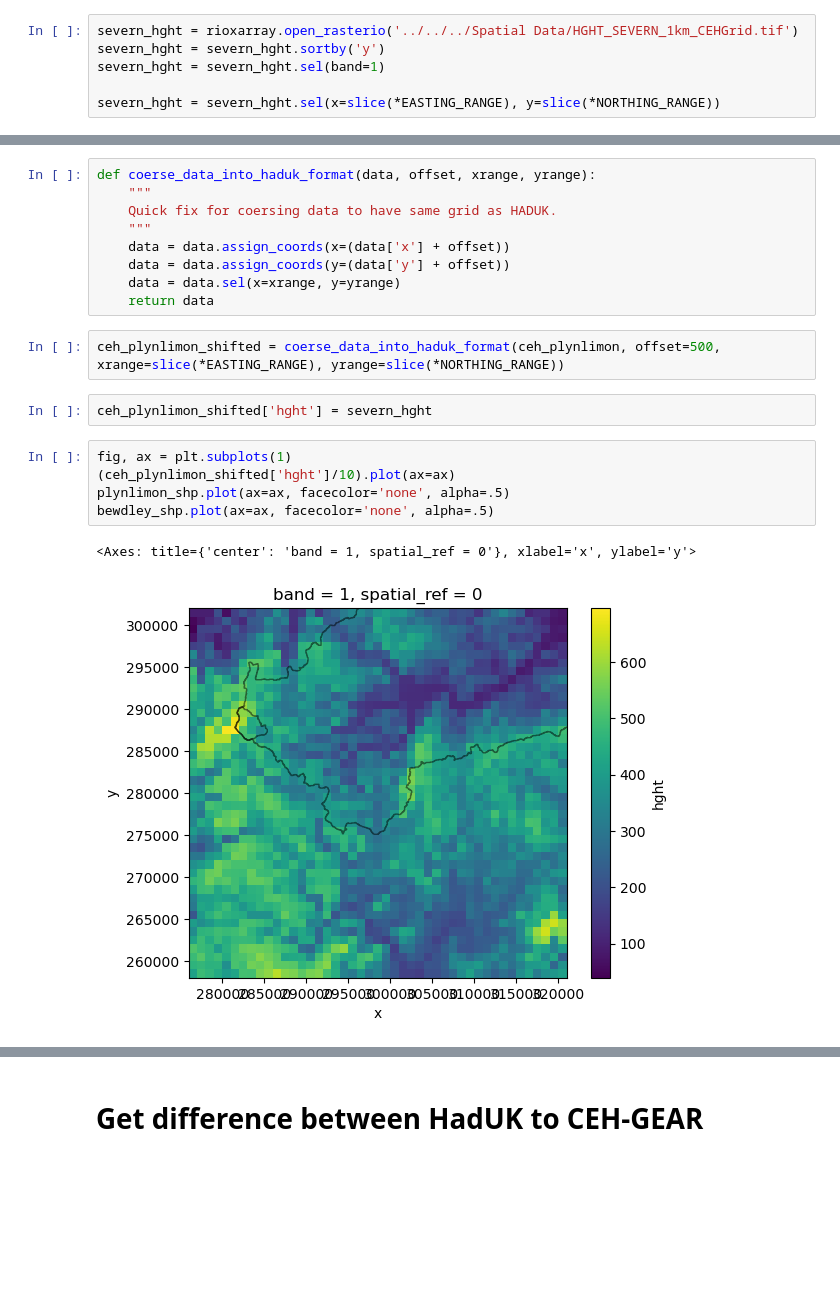
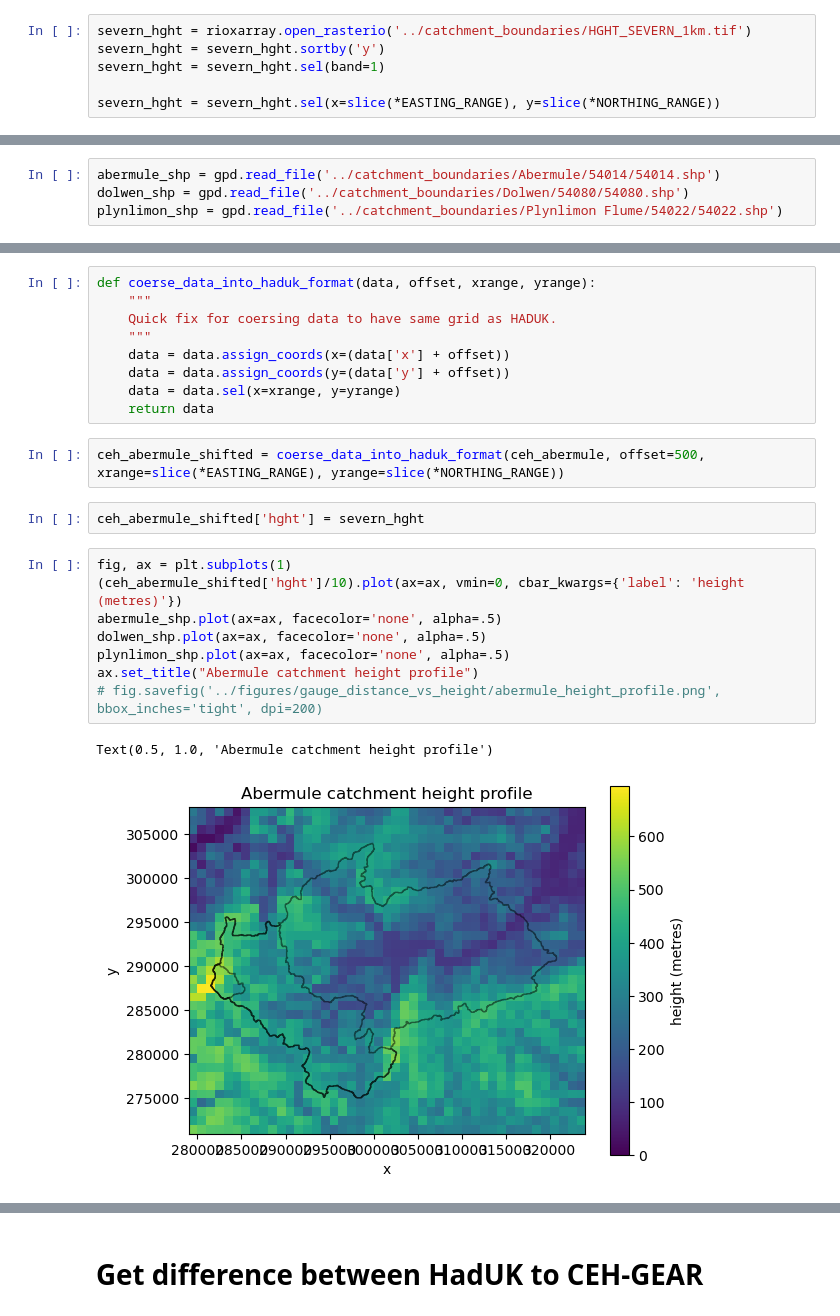
Before and after one commit to Thomasjkeel/FDRI-comparing-rainfall-data-in-upper-severn, a Jupyter notebook: notebooks/compare_gauge_dist_and_height.ipynb, the cells around one changed output, grey strips where cells are left out. Drawn from its saved outputs; the diff is of its cells as text; blank space fills up the shorter version.

```diff
--- a/notebooks/compare_gauge_dist_and_height.ipynb
+++ b/notebooks/compare_gauge_dist_and_height.ipynb
@@ -31,7 +36,7 @@ haduk_plynlimon['time'] = haduk_plynlimon['time'].dt.floor(freq='D')
 # %% [markdown]
 ## Load HGHT grid
 # %%
-severn_hght = rioxarray.open_rasterio('../../../Spatial Data/HGHT_SEVERN_1km_CEHGrid.tif')
+severn_hght = rioxarray.open_rasterio('../catchment_boundaries/HGHT_SEVERN_1km.tif')
 severn_hght = severn_hght.sortby('y')
 severn_hght = severn_hght.sel(band=1)
 
@@ -58,3 +68,7 @@ bewdley_shp = gpd.read_file('../../FDRI-catchment-contribution-to-floods/River S
+# %%
+abermule_shp = gpd.read_file('../catchment_boundaries/Abermule/54014/54014.shp')
+dolwen_shp = gpd.read_file('../catchment_boundaries/Dolwen/54080/54080.shp')
+plynlimon_shp = gpd.read_file('../catchment_boundaries/Plynlimon Flume/54022/54022.shp')
 # %% [markdown]
 # Shift grid
 # %%
@@ -67,15 +81,18 @@ def coerse_data_into_haduk_format(data, offset, xrange, yrange):
     data = data.sel(x=xrange, y=yrange)
     return data
 # %%
-ceh_plynlimon_shifted = coerse_data_into_haduk_format(ceh_plynlimon, offset=500, xrange=slice(*EASTING_RANGE), yrange=slice(*NORTHING_RANGE))
+ceh_abermule_shifted = coerse_data_into_haduk_format(ceh_abermule, offset=500, xrange=slice(*EASTING_RANGE), yrange=slice(*NORTHING_RANGE))
 # %%
-ceh_plynlimon_shifted['hght'] = severn_hght
+ceh_abermule_shifted['hght'] = severn_hght
 # %%
 fig, ax = plt.subplots(1)
-(ceh_plynlimon_shifted['hght']/10).plot(ax=ax)
+(ceh_abermule_shifted['hght']/10).plot(ax=ax, vmin=0, cbar_kwargs={'label': 'height (metres)'})
+abermule_shp.plot(ax=ax, facecolor='none', alpha=.5)
+dolwen_shp.plot(ax=ax, facecolor='none', alpha=.5)
 plynlimon_shp.plot(ax=ax, facecolor='none', alpha=.5)
-bewdley_shp.plot(ax=ax, facecolor='none', alpha=.5)
+ax.set_title("Abermule catchment height profile")
+# fig.savefig('../figures/gauge_distance_vs_height/abermule_height_profile.png', bbox_inches='tight', dpi=200)
 # %% [output]
-<Axes: title={'center': 'band = 1, spatial_ref = 0'}, xlabel='x', ylabel='y'>
+Text(0.5, 1.0, 'Abermule catchment height profile')
-[figure, old version]
+[figure, new version]
 # %%
```
Also changed, not shown: parts of 37 cells of this notebook, 10 other files.
